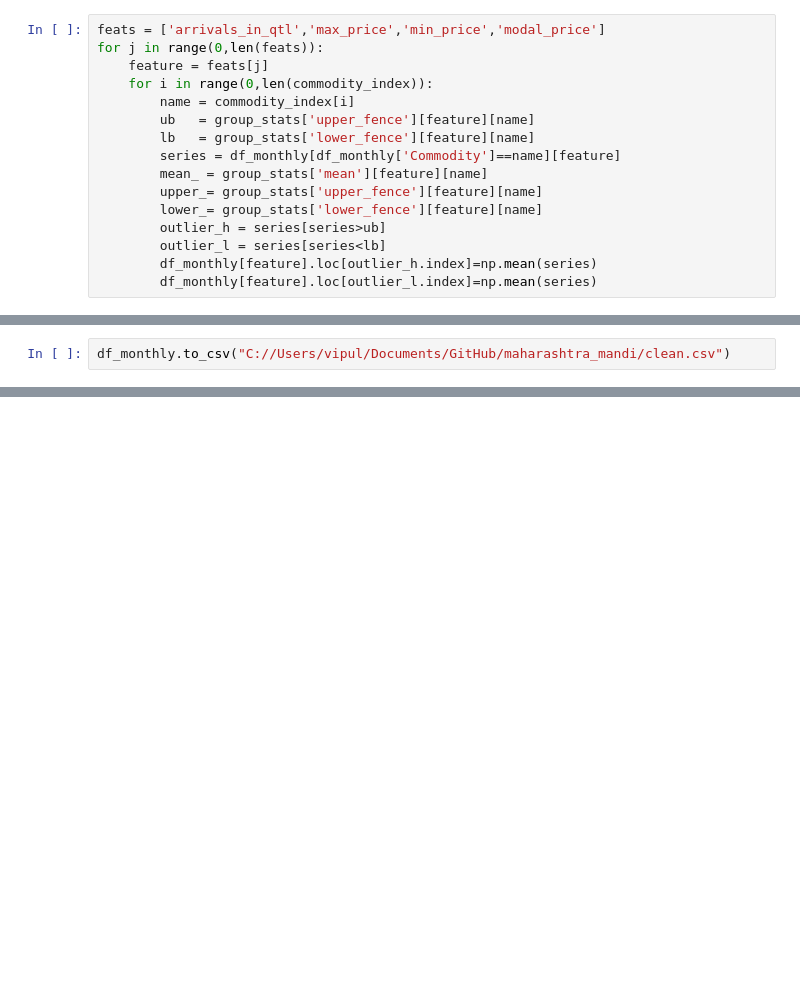
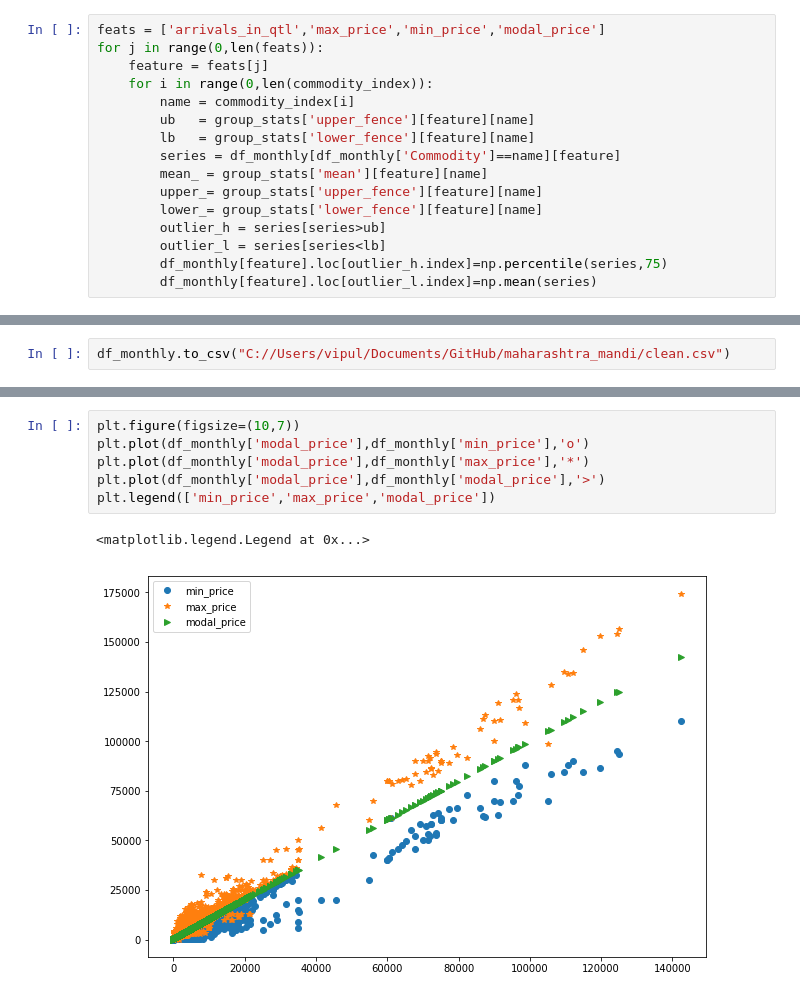
Before and after one commit to joshi-vipul/maharashtra_mandi, a Jupyter notebook: Maharashtra Mandi Seasonality.ipynb, the cells around one changed output, grey strips where cells are left out. Cells and saved outputs as stored; diff of their text form; blank space fills up the shorter version.

```diff
--- a/Maharashtra Mandi Seasonality.ipynb
+++ b/Maharashtra Mandi Seasonality.ipynb
@@ -392,7 +392,7 @@ for j in range(0,len(feats)):
         lower_= group_stats['lower_fence'][feature][name]
         outlier_h = series[series>ub]
         outlier_l = series[series<lb]
-        df_monthly[feature].loc[outlier_h.index]=np.mean(series)
+        df_monthly[feature].loc[outlier_h.index]=np.percentile(series,75)
         df_monthly[feature].loc[outlier_l.index]=np.mean(series)
 # %% [output]
 A value is trying to be set on a copy of a slice from a DataFrame
@@ -431,3 +431,12 @@ df_monthly.to_csv("C://Users/vipul/Documents/GitHub/maharashtra_mandi/clean.csv"
 df_monthly[df_monthly['modal_price']==0]
 # %% [output]
 |  | APMC | Commodity | Year | Month | arrivals_in_qtl | min_price | max_price | modal_price | date | ... |
+# %%
+plt.figure(figsize=(10,7))
+plt.plot(df_monthly['modal_price'],df_monthly['min_price'],'o')
+plt.plot(df_monthly['modal_price'],df_monthly['max_price'],'*')
+plt.plot(df_monthly['modal_price'],df_monthly['modal_price'],'>')
+plt.legend(['min_price','max_price','modal_price'])
+# %% [output]
+<matplotlib.legend.Legend at 0x...>
+[figure, added]
```
Also changed, not shown: parts of 4 cells of this notebook, 2 other files.
